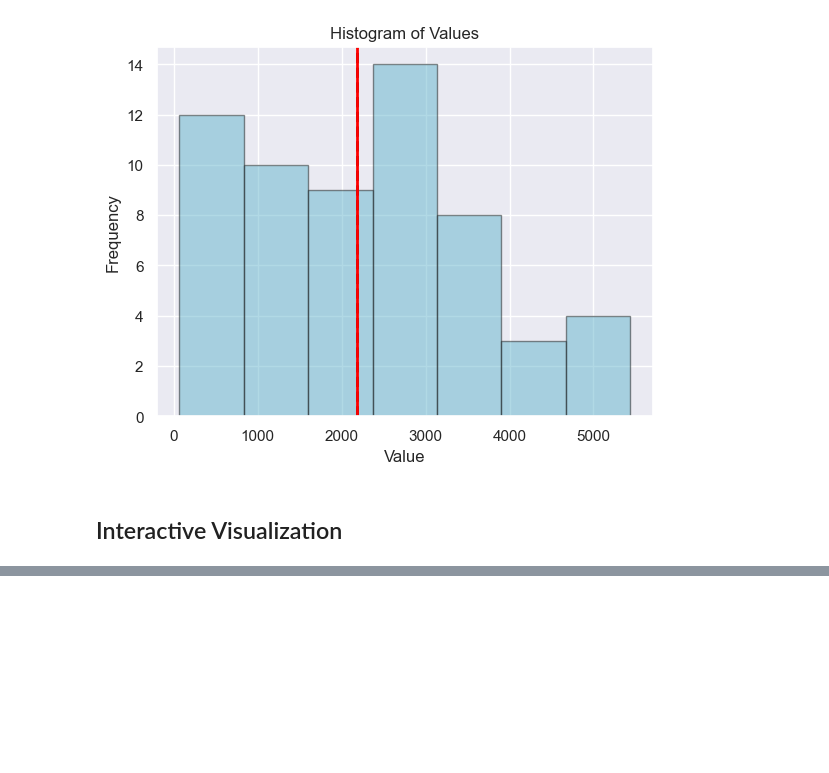
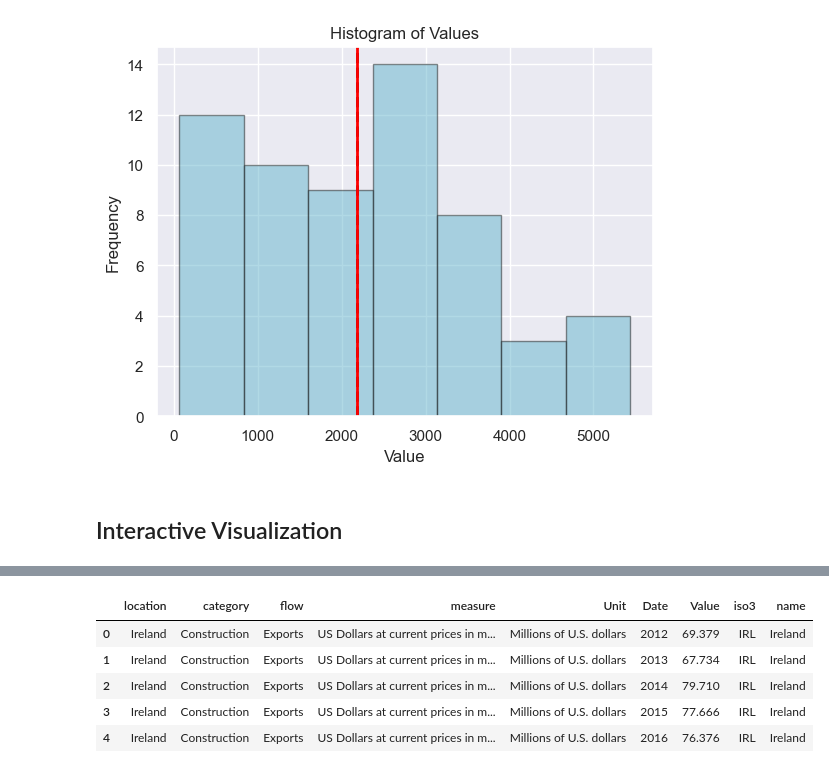
Before and after one commit to SandraMerchant/Project-No.-2, a Jupyter notebook: Project No.2.ipynb, the cells around one changed output, grey strips where cells are left out. Drawn from its saved outputs; the diff is of its cells as text; code cells hidden in the pictures; blank space fills up the shorter version.

```diff
--- a/Project No.2.ipynb
+++ b/Project No.2.ipynb
@@ -536,0 +506,10 @@ fig.show()
+# %%
+# Read the datasets
+Exp_and_Imp = pd.read_csv('import_and_export.csv')
+country_codes = pd.read_csv('iso3.csv')
+
+# Merge the datasets based on the 'location' column in Exp_and_Imp and the 'name' column in country_codes
+merged_datasets = pd.merge(Exp_and_Imp, country_codes, left_on='location', right_on='name')
+
+# Print the merged dataset
+print(merged_datasets)
@@ -536,0 +534,10 @@ fig.show()
+# %%
+#view the first 5 values
+merged_datasets.head()
+# %% [output]
+|  | location | category | flow | measure | Unit | Date | Value | iso3 | name |
+| 0 | Ireland | Construction | Exports | US Dollars at current prices in m... | Millions of U.S. dollars | 2012 | 69.379 | IRL | Ireland |
+| 1 | Ireland | Construction | Exports | US Dollars at current prices in m... | Millions of U.S. dollars | 2013 | 67.734 | IRL | Ireland |
+| 2 | Ireland | Construction | Exports | US Dollars at current prices in m... | Millions of U.S. dollars | 2014 | 79.710 | IRL | Ireland |
+| 3 | Ireland | Construction | Exports | US Dollars at current prices in m... | Millions of U.S. dollars | 2015 | 77.666 | IRL | Ireland |
+| 4 | Ireland | Construction | Exports | US Dollars at current prices in m... | Millions of U.S. dollars | 2016 | 76.376 | IRL | Ireland |
```
Also changed, not shown: parts of 12 cells of this notebook.
